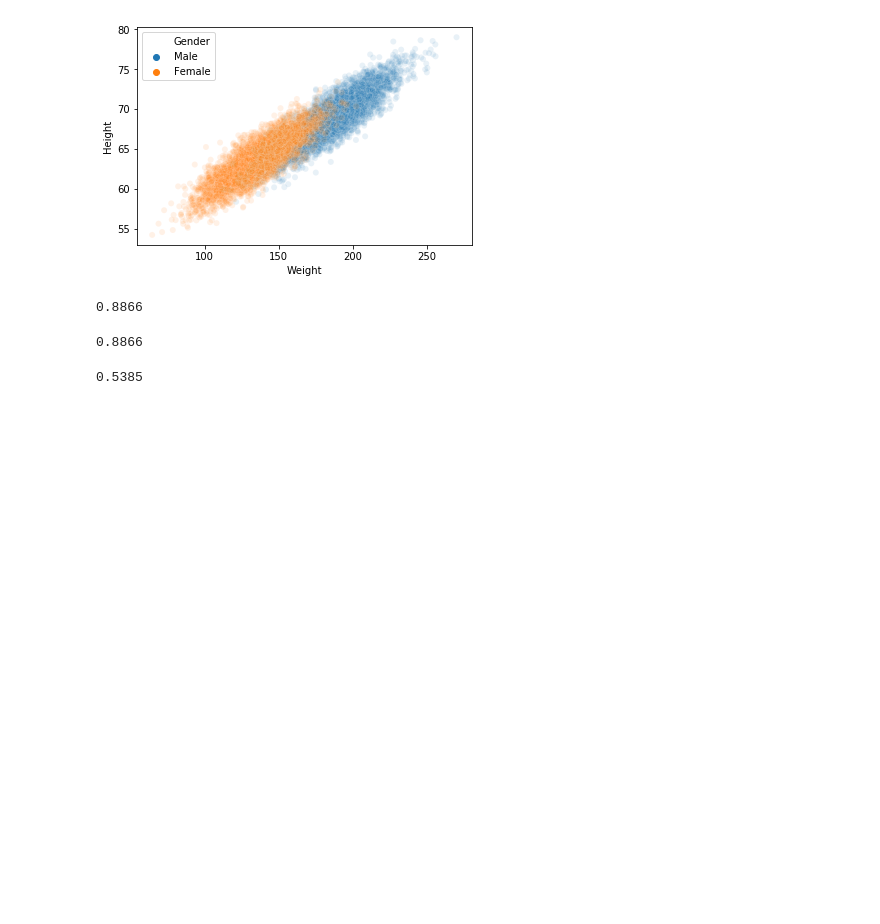
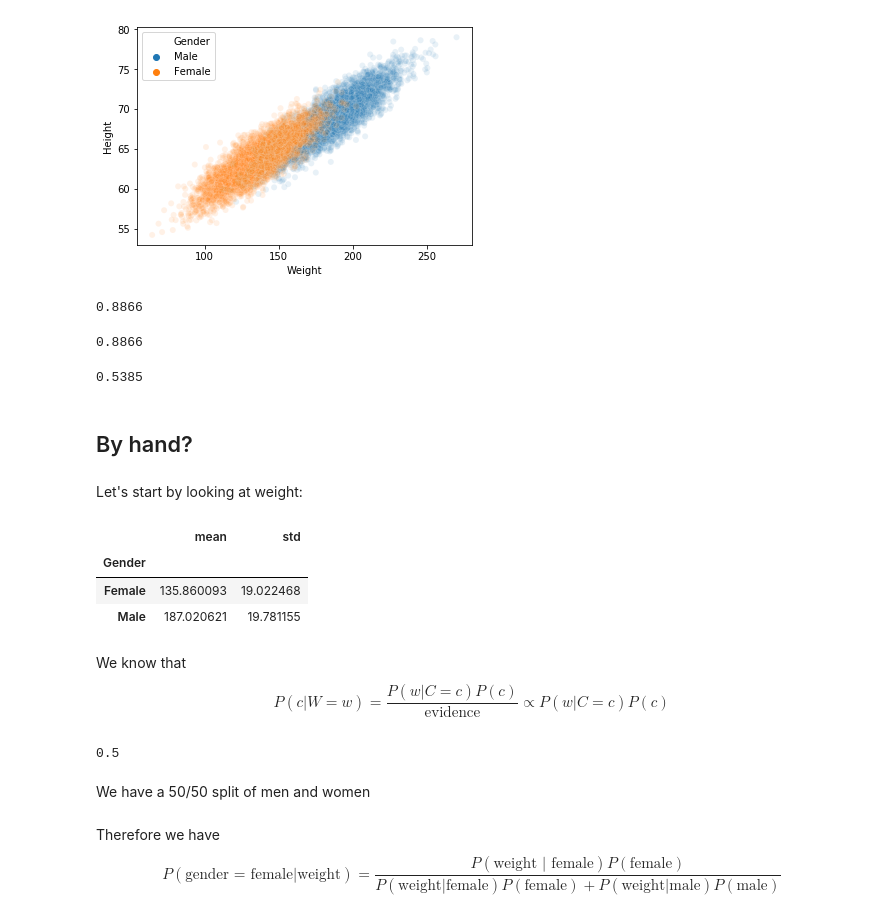
Before and after one commit to kiwidamien/naive_bayes, a Jupyter notebook: NaiveBayes.ipynb, the cells around one changed output. Drawn from its saved outputs; the diff is of its cells as text; code cells hidden in the pictures; blank space fills up the shorter version.

```diff
--- a/NaiveBayes.ipynb
+++ b/NaiveBayes.ipynb
@@ -75,3 +75,26 @@ clf_discrete = BernoulliNB().fit(X[feature_discrete], y)
 clf_discrete.score(X[feature_discrete], y)
 # %% [output]
 0.5385
+# %% [markdown]
+## By hand?
+# %% [markdown]
+Let's start by looking at weight:
+# %%
+demo.groupby('Gender').Weight.agg(['mean', 'std'])
+# %% [output]
+|  | mean | std |
+| Gender |  |  |
+| Female | 135.860093 | 19.022468 |
+| Male | 187.020621 | 19.781155 |
+# %% [markdown]
+We know that
+$$P(c | W=w) = \frac{P(w|C=c)P(c)}{\text{evidence}} \propto P(w|C=c)P(c)$$
+# %%
+(y == 'Female').mean()
+# %% [output]
+0.5
+# %% [markdown]
+We have a 50/50 split of men and women
+# %% [markdown]
+Therefore we have
+$$P(\text{gender = female} | \text{weight}) = \frac{P(\text{weight | female})P(\text{female})}{P(\text{weight} | \text{female})P(\text{female}) + P(\text{weight} | \text{male})P(\text{male})}$$
```
Also changed, not shown: parts of 29 cells of this notebook.
